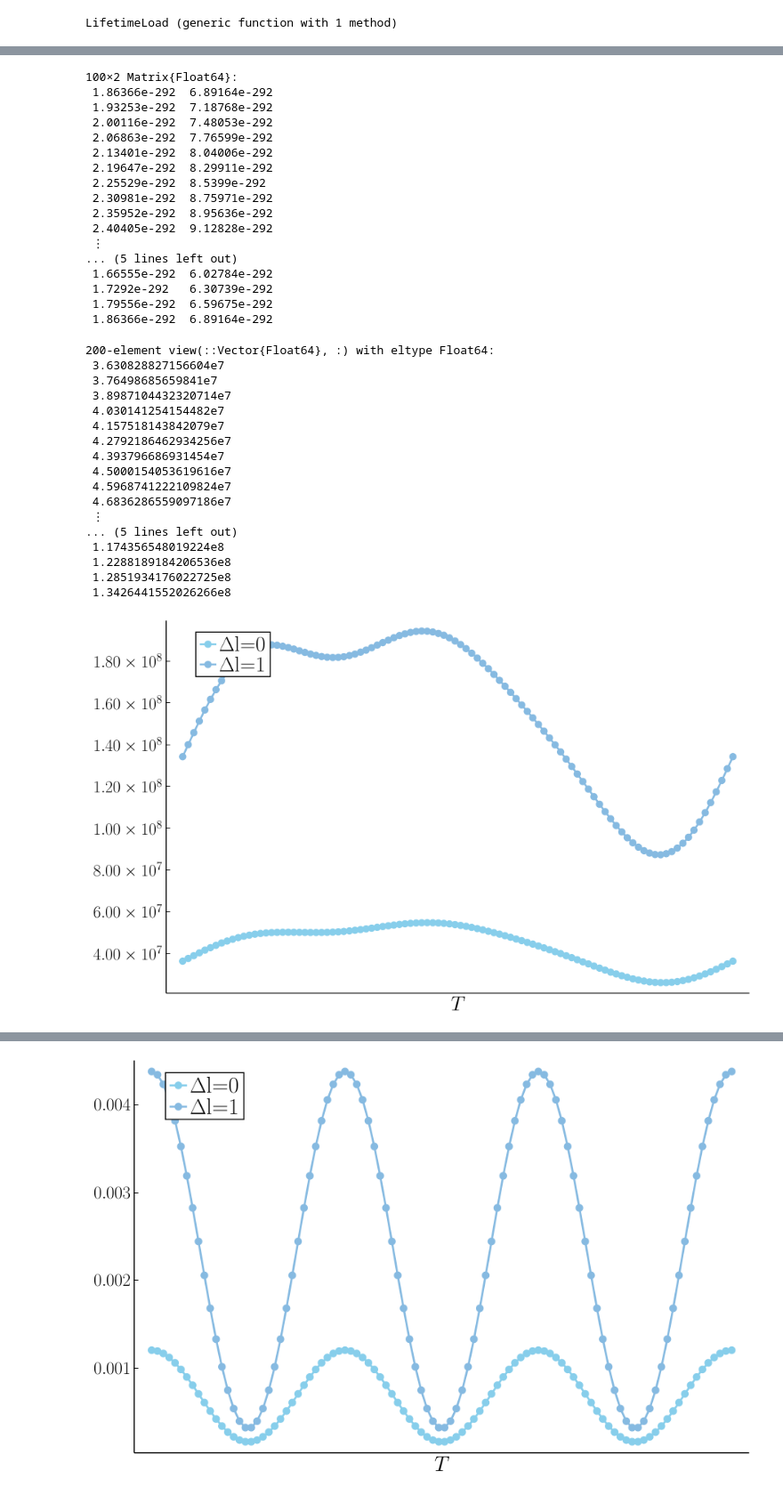
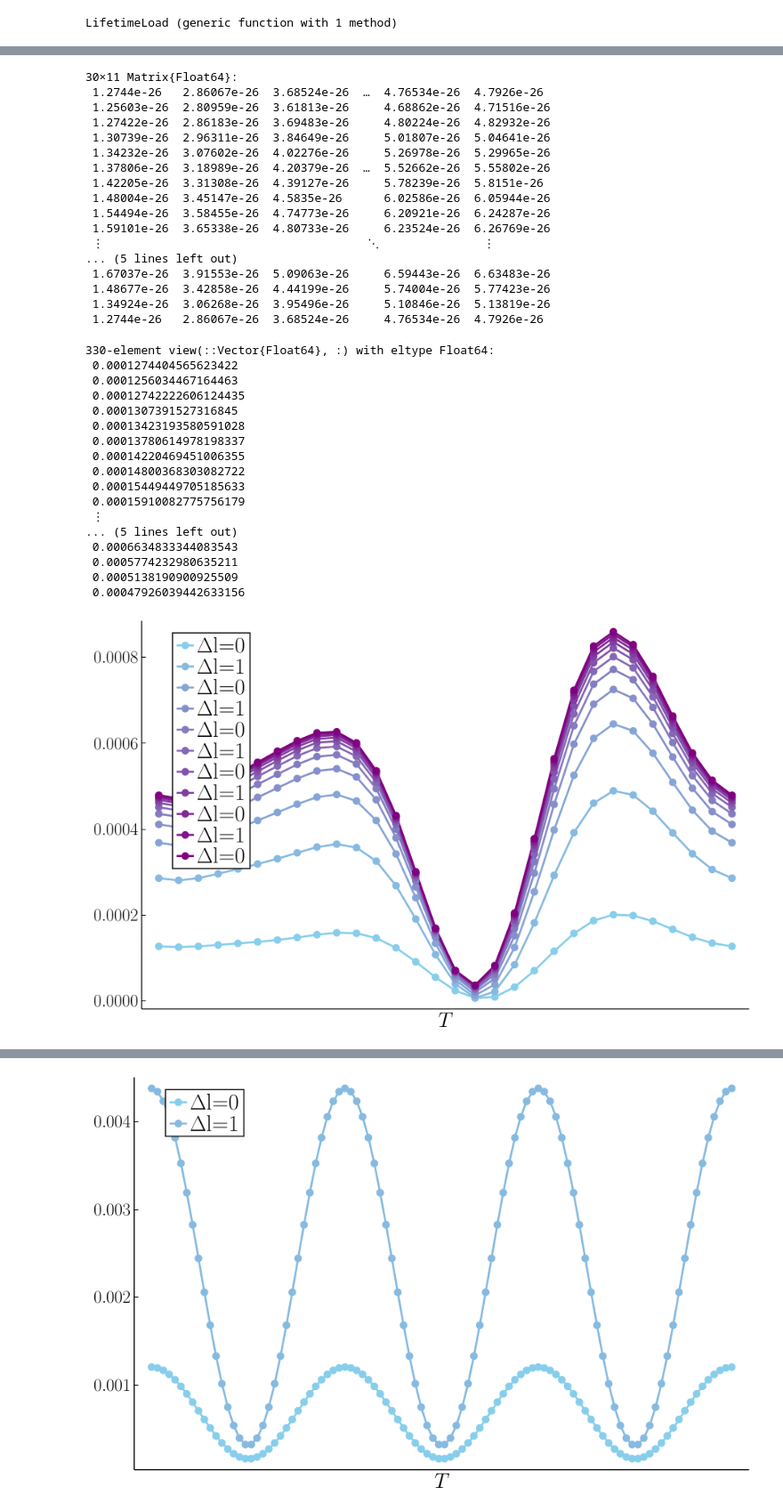
Before and after one commit to PietropaoloFrisoni/BlackToWhiteHole, a Jupyter notebook: notebooks/Julia/analysis.ipynb, the cells around one changed output, grey strips where cells are left out. Shown: that part at 89% size. Cells and saved outputs as stored; diff of their text form; code cells hidden in the pictures.

```diff
--- a/notebooks/Julia/analysis.ipynb
+++ b/notebooks/Julia/analysis.ipynb
@@ -77,7 +78,7 @@ savefig("./plots/laptop_comp_times_workers_$(workers)_threads_$(threads)_immirzi
 # %%
 function AmplitudeAbsSquaredLoad(DATA_FOLDER, j0, jpm, K0, Kpm, alpha, T)
 
-    return Matrix(DataFrame(CSV.File("$(DATA_FOLDER)/amplitude_data/j0=$(j0)_jpm=$(jpm)/K0_$(K0)_Kpm_$(Kpm)/alpha_$(alpha)/amplitude_abs_sq_T_$(T).csv", header=true)))
+    return Matrix(DataFrame(CSV.File("$(DATA_FOLDER)/amplitude_data/j0=$(j0)_jpm=$(jpm)/K0_$(K0)_Kpm_$(Kpm)/immirzi_$(immirzi)/alpha_$(alpha)/amplitude_abs_sq_T_$(T).csv", header=true)))
 
 end
 # %% [output]
@@ -91,10 +92,11 @@ end
 # %% [output]
 LifetimeLoad (generic function with 1 method)
 # %%
-j0 = 2.0
-jpm = 1.5
+j0 = 1.5
+jpm = 0.5
 K0 = 0.5
 Kpm = 0.5
+immirzi = 1
 alpha = 3
-T = 100
+T = 30
 # %% [output]
@@ -102,61 +104,61 @@ T = 100
 # %%
 ampls = AmplitudeAbsSquaredLoad(DATA_FOLDER, j0, jpm, K0, Kpm, alpha, T)
 # %% [output]
-100×2 Matrix{Float64}:
- 1.86366e-292  6.89164e-292
- 1.93253e-292  7.18768e-292
- 2.00116e-292  7.48053e-292
- 2.06863e-292  7.76599e-292
- 2.13401e-292  8.04006e-292
- 2.19647e-292  8.29911e-292
- 2.25529e-292  8.5399e-292
- 2.30981e-292  8.75971e-292
- 2.35952e-292  8.95636e-292
- 2.40405e-292  9.12828e-292
- ⋮
+30×11 Matrix{Float64}:
+ 1.2744e-26   2.86067e-26  3.68524e-26  …  4.76534e-26  4.7926e-26
+ 1.25603e-26  2.80959e-26  3.61813e-26     4.68862e-26  4.71516e-26
+ 1.27422e-26  2.86183e-26  3.69483e-26     4.80224e-26  4.82932e-26
+ 1.30739e-26  2.96311e-26  3.84649e-26     5.01807e-26  5.04641e-26
+ 1.34232e-26  3.07602e-26  4.02276e-26     5.26978e-26  5.29965e-26
+ 1.37806e-26  3.18989e-26  4.20379e-26  …  5.52662e-26  5.55802e-26
+ 1.42205e-26  3.31308e-26  4.39127e-26     5.78239e-26  5.8151e-26
+ 1.48004e-26  3.45147e-26  4.5835e-26      6.02586e-26  6.05944e-26
+ 1.54494e-26  3.58455e-26  4.74773e-26     6.20921e-26  6.24287e-26
+ 1.59101e-26  3.65338e-26  4.80733e-26     6.23524e-26  6.26769e-26
+ ⋮                                      ⋱               ⋮
 ... (5 lines left out)
- 1.66555e-292  6.02784e-292
- 1.7292e-292   6.30739e-292
- 1.79556e-292  6.59675e-292
- 1.86366e-292  6.89164e-292
+ 1.67037e-26  3.91553e-26  5.09063e-26     6.59443e-26  6.63483e-26
+ 1.48677e-26  3.42858e-26  4.44199e-26     5.74004e-26  5.77423e-26
+ 1.34924e-26  3.06268e-26  3.95496e-26     5.10846e-26  5.13819e-26
+ 1.2744e-26   2.86067e-26  3.68524e-26     4.76534e-26  4.7926e-26
 # %%
-ampls[:] .= ampls[:] .* 10^30
+ampls[:] .= ampls[:] .* 10^(11)
 # %% [output]
-200-element view(::Vector{Float64}, :) with eltype Float64:
- 3.630828827156604e7
- 3.76498685659841e7
- 3.8987104432320714e7
- 4.030141254154482e7
- 4.157518143842079e7
- 4.2792186462934256e7
- 4.393796686931454e7
- 4.5000154053619616e7
- 4.5968741222109824e7
- 4.6836286559097186e7
+330-element view(::Vector{Float64}, :) with eltype Float64:
+ 0.0001274404565623422
+ 0.0001256034467164463
+ 0.00012742222606124435
+ 0.0001307391527316845
+ 0.00013423193580591028
+ 0.00013780614978198337
+ 0.00014220469451006355
+ 0.00014800368303082722
+ 0.00015449449705185633
+ 0.00015910082775756179
  ⋮
 ... (5 lines left out)
- 1.174356548019224e8
- 1.2288189184206536e8
- 1.2851934176022725e8
- 1.3426441552026266e8
+ 0.0006634833344083543
+ 0.0005774232980635211
+ 0.0005138190900925509
+ 0.00047926039442633156
 # %%
 final_x_tick = 100
 
-pl1 = plot(0:99,
-    [ampls[:, 1] ampls[:, 2]],
+pl1 = plot(0:29,
+    [ampls[:, 1] ampls[:, 2] ampls[:, 3] ampls[:, 4] ampls[:, 5] ampls[:, 6] ampls[:, 7] ampls[:, 8] ampls[:, 9] ampls[:, 10] ampls[:, 11]],
     label=["Δl=0" "Δl=1"],
     markershape = :circle,
     grid=:false,
     xticks = (120, round(final_x_tick, digits=3)),
     legend=(0.05,0.97),
     #palette = palette([:skyblue, :royalblue2, :blue]),
     palette = palette([:skyblue, :purple], 11),
     legendfontsize = 22)
     xlabel!(L"T")
     #title!(L"|W  \, \left(m=1.225, \, \alpha=%immirzi \right) |")
 #savefig("(store_folder)/W_alpha_(alpha)_Immirzi_$(immirzi)_m_first.pdf")
 # %% [output]
-[figure, old version]
+[figure, new version]
 # %%
 ampls = AmplitudeAbsSquaredLoad(DATA_FOLDER, j0, jpm, K0, 0.0, alpha, T)
 # %% [output]
```
Also changed, not shown: parts of 3 cells of this notebook, 1 other file.
